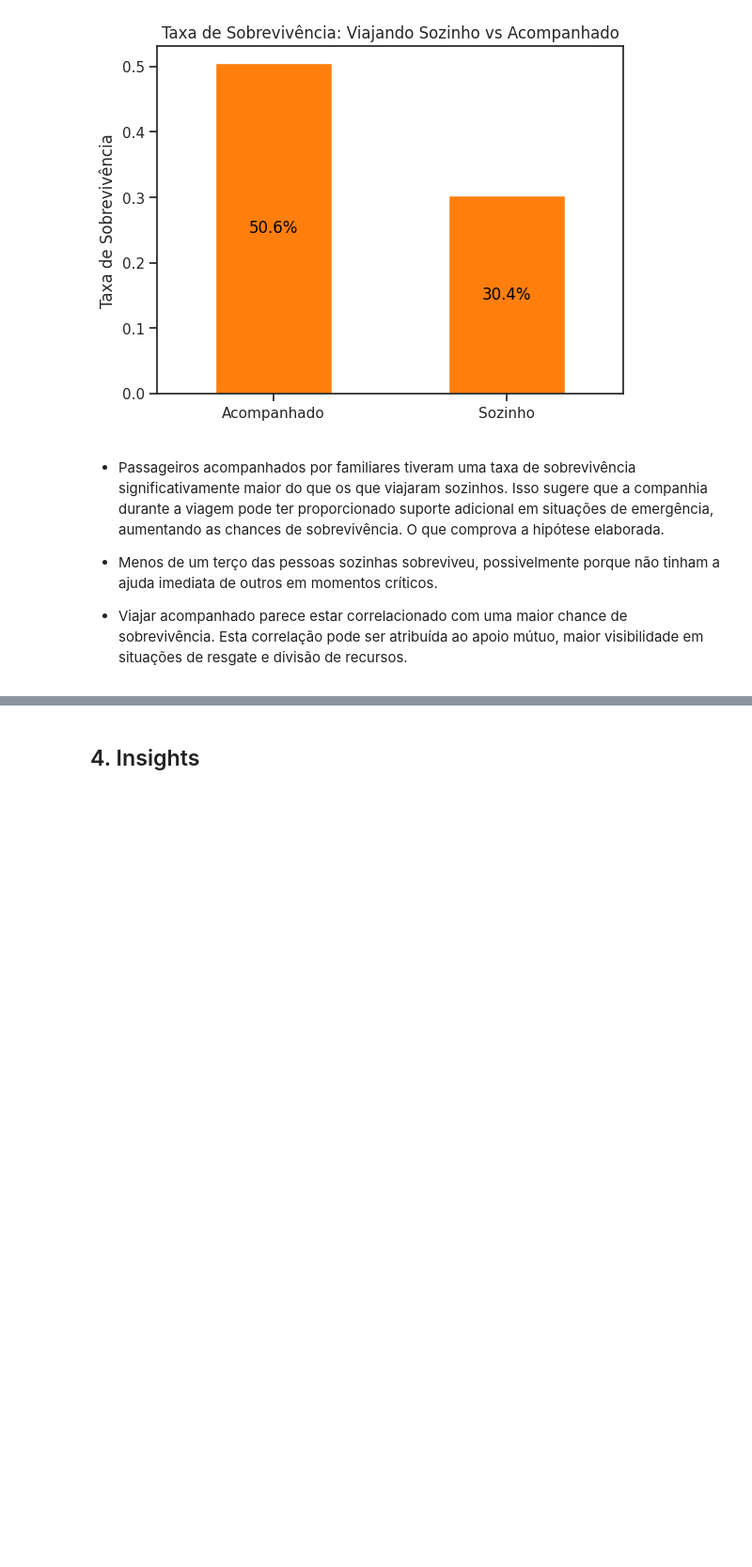
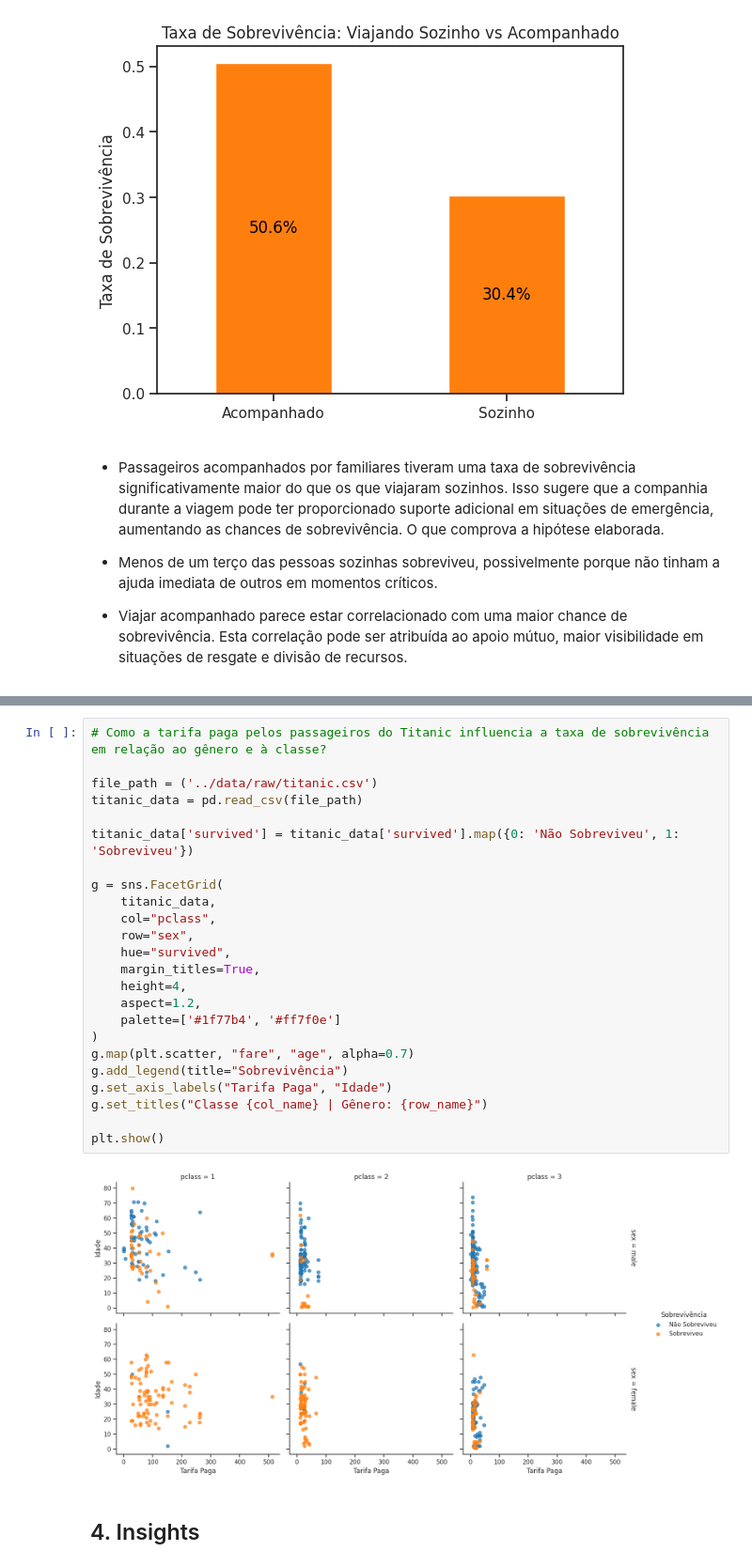
Before and after one commit to KesavaS2/Avanti-Bootcamp-cdd, a Jupyter notebook: notebooks/01-exploratory_data_analysis.ipynb, the cells around one changed output, grey strips where cells are left out. Shown: that part at 94% size. Drawn from its saved outputs; the diff is of its cells as text; blank space fills up the shorter version.

```diff
--- a/notebooks/01-exploratory_data_analysis.ipynb
+++ b/notebooks/01-exploratory_data_analysis.ipynb
@@ -371,3 +468,29 @@ plt.show()
+# %%
+# Como a tarifa paga pelos passageiros do Titanic influencia a taxa de sobrevivência em relação ao gênero e à classe?
+
+file_path = ('../data/raw/titanic.csv')
+titanic_data = pd.read_csv(file_path)
+
+titanic_data['survived'] = titanic_data['survived'].map({0: 'Não Sobreviveu', 1: 'Sobreviveu'})
+
+g = sns.FacetGrid(
+    titanic_data,
+    col="pclass",
+    row="sex",
+    hue="survived",
+    margin_titles=True,
+    height=4,
+    aspect=1.2,
+    palette=['#1f77b4', '#ff7f0e']
+)
+g.map(plt.scatter, "fare", "age", alpha=0.7)
+g.add_legend(title="Sobrevivência")
+g.set_axis_labels("Tarifa Paga", "Idade")
+g.set_titles("Classe {col_name} | Gênero: {row_name}")
+
+plt.show()
+# %% [output]
+[figure, added]
 # %% [markdown]
 ## 4. Insights
 # %% [markdown]
```
Also changed, not shown: parts of 9 cells of this notebook.
